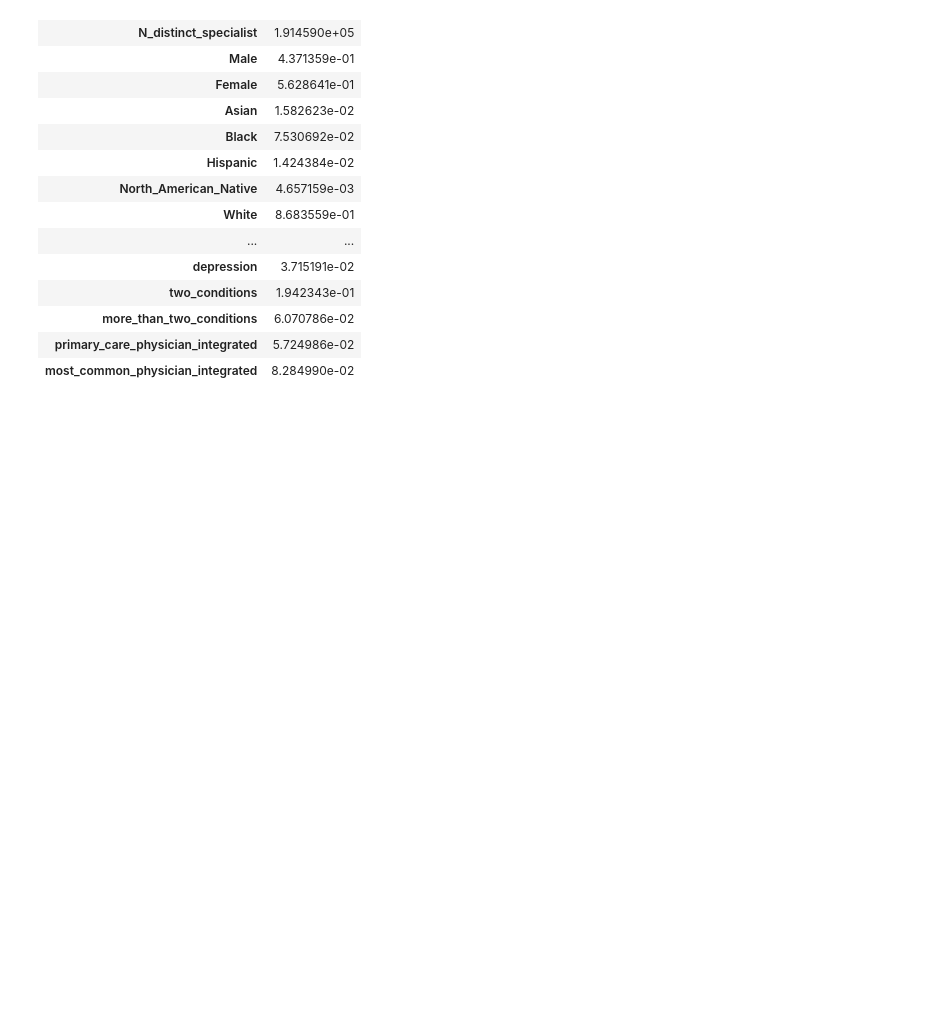
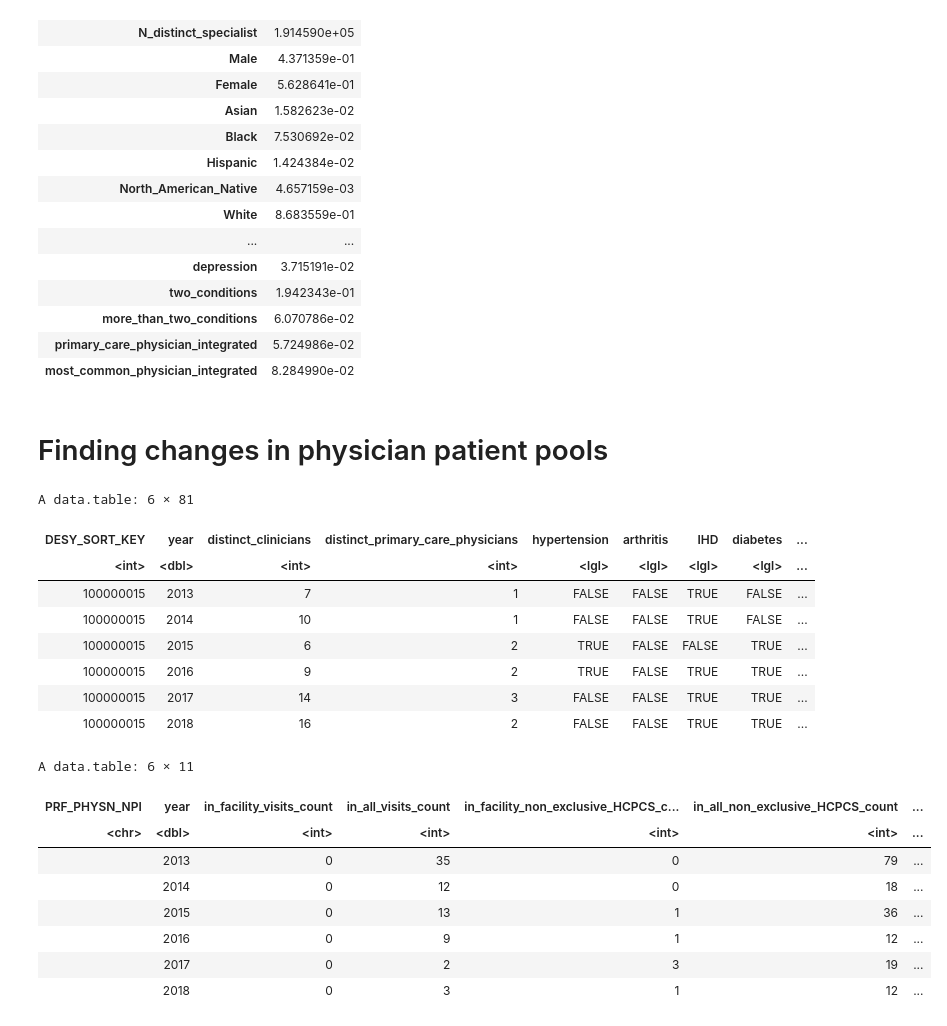
Before and after one commit to F4rbod/CaseMix, a Jupyter notebook: Calculations.ipynb, the cells around one changed output. Saved outputs shown, nothing was run; the diff lists cells and outputs as text; code cells hidden in the pictures; blank space fills up the shorter version.

```diff
--- a/Calculations.ipynb
+++ b/Calculations.ipynb
@@ -1101,3 +1217,30 @@ A matrix: 26 × 1 of type dbl
 | more_than_two_conditions | 6.070786e-02 |
 | primary_care_physician_integrated | 5.724986e-02 |
 | most_common_physician_integrated | 8.284990e-02 |
+# %% [markdown]
+# Finding changes in physician patient pools
+# %%
+yearly_calculations=read_fst("yearly_calculations_cleaned.fst", as.data.table = T)
+physician_integration_stats=read.fst("./physician_integration_stats_before_join.fst", as.data.table = T)
+# %%
+head(yearly_calculations)
+head(physician_integration_stats)
+# %% [output]
+A data.table: 6 × 81
+| DESY_SORT_KEY | year | distinct_clinicians | distinct_primary_care_physicians | hypertension | arthritis | IHD | diabetes | ... |
+| <int> | <dbl> | <int> | <int> | <lgl> | <lgl> | <lgl> | <lgl> | ... |
+| 100000015 | 2013 | 7 | 1 | FALSE | FALSE | TRUE | FALSE | ... |
+| 100000015 | 2014 | 10 | 1 | FALSE | FALSE | TRUE | FALSE | ... |
+| 100000015 | 2015 | 6 | 2 | TRUE | FALSE | FALSE | TRUE | ... |
+| 100000015 | 2016 | 9 | 2 | TRUE | FALSE | TRUE | TRUE | ... |
+| 100000015 | 2017 | 14 | 3 | FALSE | FALSE | TRUE | TRUE | ... |
+| 100000015 | 2018 | 16 | 2 | FALSE | FALSE | TRUE | TRUE | ... |
+A data.table: 6 × 11
+| PRF_PHYSN_NPI | year | in_facility_visits_count | in_all_visits_count | in_facility_non_exclusive_HCPCS_c... | in_all_non_exclusive_HCPCS_count | ... |
+| <chr> | <dbl> | <int> | <int> | <int> | <int> | ... |
+|  | 2013 | 0 | 35 | 0 | 79 | ... |
+|  | 2014 | 0 | 12 | 0 | 18 | ... |
+|  | 2015 | 0 | 13 | 1 | 36 | ... |
+|  | 2016 | 0 | 9 | 1 | 12 | ... |
+|  | 2017 | 0 | 2 | 3 | 19 | ... |
+|  | 2018 | 0 | 3 | 1 | 12 | ... |
```
Also changed, not shown: parts of 35 cells of this notebook, 1 other file.
